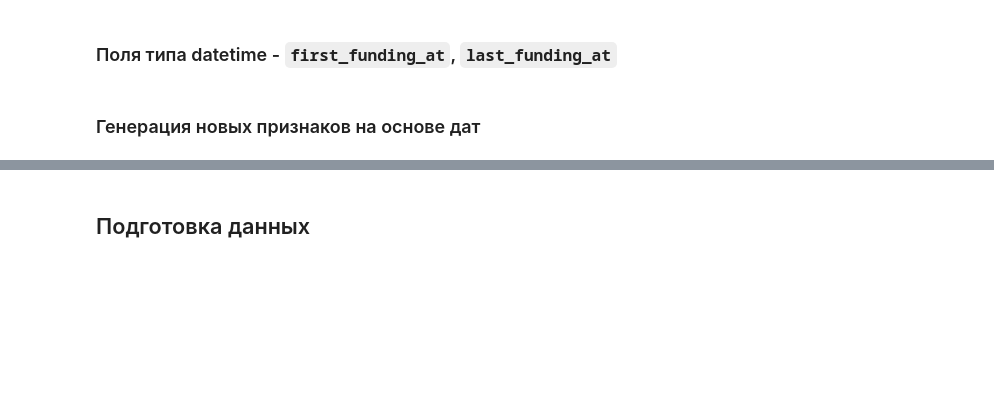
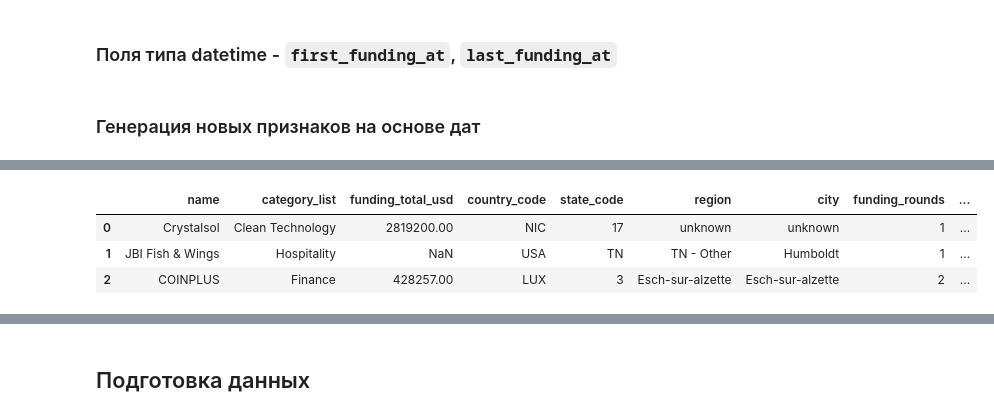
Before and after one commit to andrew-tvorogov/practicum_masterskaya_1, a Jupyter notebook: practicum_startups.ipynb, the cells around one changed output, grey strips where cells are left out. Drawn from its saved outputs; the diff is of its cells as text; code cells hidden in the pictures; blank space fills up the shorter version.

```diff
--- a/practicum_startups.ipynb
+++ b/practicum_startups.ipynb
@@ -1024,3 +1027,11 @@ geographical_columns = ['country_code', 'state_code', 'region','city']
 datetime_columns = ['first_funding_at', 'last_funding_at']
 # %% [markdown]
 ### Генерация новых признаков на основе дат
+# %%
+def add_date_columns(df, columns):
+    for column_name in columns:
+        df[f'{column_name}_day'] = df[column_name].dt.day
+        df[f'{column_name}_dayofweek'] = df[column_name].dt.dayofweek
+        df[f'{column_name}_month'] = df[column_name].dt.month
+        df[f'{column_name}_year'] = df[column_name].dt.year
+    return df
@@ -1026,0 +1045,7 @@ datetime_columns = ['first_funding_at', 'last_funding_at']
+# %%
+add_date_columns(startups_test, datetime_columns).head(3)
+# %% [output]
+|  | name | category_list | funding_total_usd | country_code | state_code | region | city | funding_rounds | ... |
+| 0 | Crystalsol | Clean Technology | 2819200.00 | NIC | 17 | unknown | unknown | 1 | ... |
+| 1 | JBI Fish & Wings | Hospitality | NaN | USA | TN | TN - Other | Humboldt | 1 | ... |
+| 2 | COINPLUS | Finance | 428257.00 | LUX | 3 | Esch-sur-alzette | Esch-sur-alzette | 2 | ... |
```
Also changed, not shown: parts of 15 cells of this notebook.
